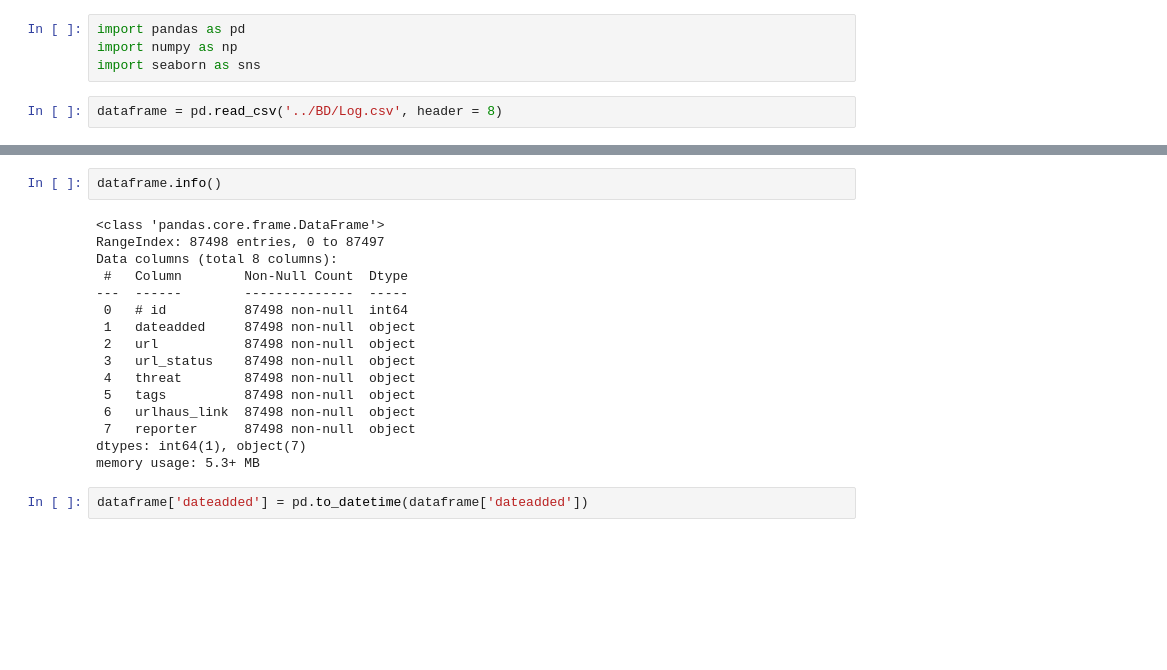
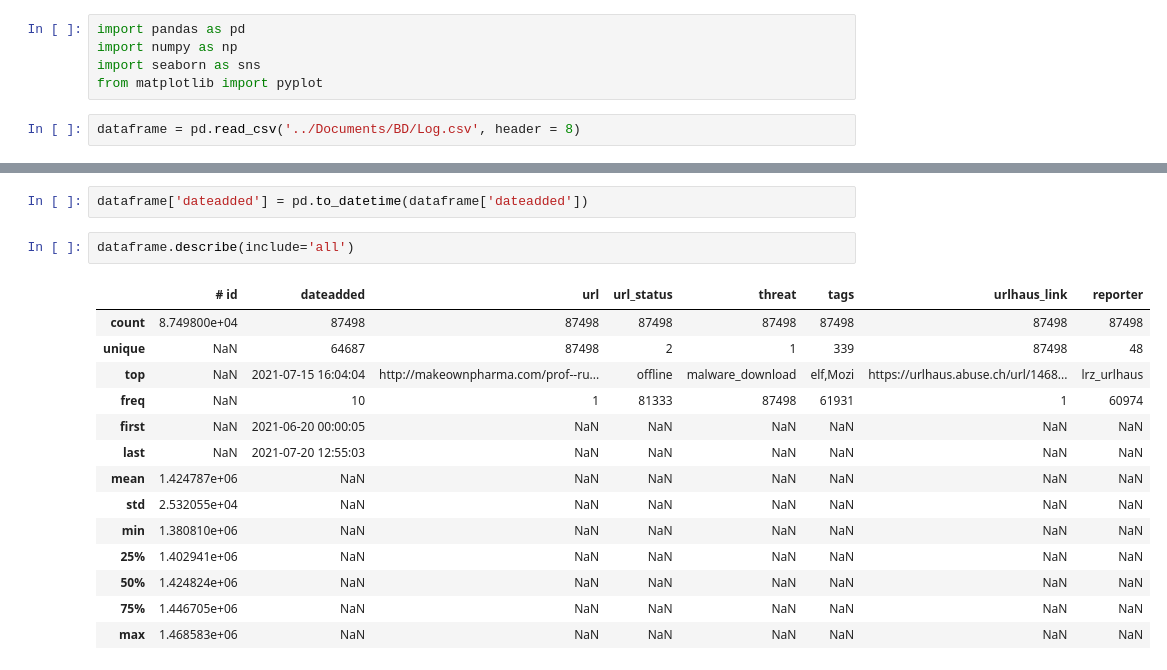
Before and after one commit to Stucki92/POC_ALEIA_GIT_JH, a Jupyter notebook: Notebook_Malware.ipynb, the cells around one changed output, grey strips where cells are left out. Drawn from its saved outputs; the diff is of its cells as text; blank space fills up the shorter version.

```diff
--- a/Notebook_Malware.ipynb
+++ b/Notebook_Malware.ipynb
@@ -2,8 +2,9 @@
 import pandas as pd
 import numpy as np
 import seaborn as sns
+from matplotlib import pyplot
 # %%
-dataframe = pd.read_csv('../BD/Log.csv', header = 8)
+dataframe = pd.read_csv('../Documents/BD/Log.csv', header = 8)
 # %%
 dataframe.head()
 # %% [output]
@@ -14,23 +15,22 @@ dataframe.head()
 | 3 | 1468580 | 2021-07-20 12:53:04 | http://198.12.81.125/ugc/vbc.exe | online | malware_download | AgentTesla,exe | https://urlhaus.abuse.ch/url/1468... | abuse_ch |
 | 4 | 1468578 | 2021-07-20 12:52:12 | http://59.96.31.207:34561/Mozi.m | online | malware_download | elf,Mozi | https://urlhaus.abuse.ch/url/1468... | lrz_urlhaus |
 # %%
-dataframe.info()
+dataframe['dateadded'] = pd.to_datetime(dataframe['dateadded'])
-# %% [output]
-<class 'pandas.core.frame.DataFrame'>
-RangeIndex: 87498 entries, 0 to 87497
-Data columns (total 8 columns):
- #   Column        Non-Null Count  Dtype
----  ------        --------------  -----
- 0   # id          87498 non-null  int64
- 1   dateadded     87498 non-null  object
- 2   url           87498 non-null  object
- 3   url_status    87498 non-null  object
- 4   threat        87498 non-null  object
- 5   tags          87498 non-null  object
- 6   urlhaus_link  87498 non-null  object
- 7   reporter      87498 non-null  object
-dtypes: int64(1), object(7)
-memory usage: 5.3+ MB
 # %%
-dataframe['dateadded'] = pd.to_datetime(dataframe['dateadded'])
+dataframe.describe(include='all')
+# %% [output]
+|  | # id | dateadded | url | url_status | threat | tags | urlhaus_link | reporter |
+| count | 8.749800e+04 | 87498 | 87498 | 87498 | 87498 | 87498 | 87498 | 87498 |
+| unique | NaN | 64687 | 87498 | 2 | 1 | 339 | 87498 | 48 |
+| top | NaN | 2021-07-15 16:04:04 | http://makeownpharma.com/prof--ru... | offline | malware_download | elf,Mozi | https://urlhaus.abuse.ch/url/1468... | lrz_urlhaus |
+| freq | NaN | 10 | 1 | 81333 | 87498 | 61931 | 1 | 60974 |
+| first | NaN | 2021-06-20 00:00:05 | NaN | NaN | NaN | NaN | NaN | NaN |
+| last | NaN | 2021-07-20 12:55:03 | NaN | NaN | NaN | NaN | NaN | NaN |
+| mean | 1.424787e+06 | NaN | NaN | NaN | NaN | NaN | NaN | NaN |
+| std | 2.532055e+04 | NaN | NaN | NaN | NaN | NaN | NaN | NaN |
+| min | 1.380810e+06 | NaN | NaN | NaN | NaN | NaN | NaN | NaN |
+| 25% | 1.402941e+06 | NaN | NaN | NaN | NaN | NaN | NaN | NaN |
+| 50% | 1.424824e+06 | NaN | NaN | NaN | NaN | NaN | NaN | NaN |
+| 75% | 1.446705e+06 | NaN | NaN | NaN | NaN | NaN | NaN | NaN |
+| max | 1.468583e+06 | NaN | NaN | NaN | NaN | NaN | NaN | NaN |
 # %%
```
Also changed, not shown: parts of 4 cells of this notebook.
